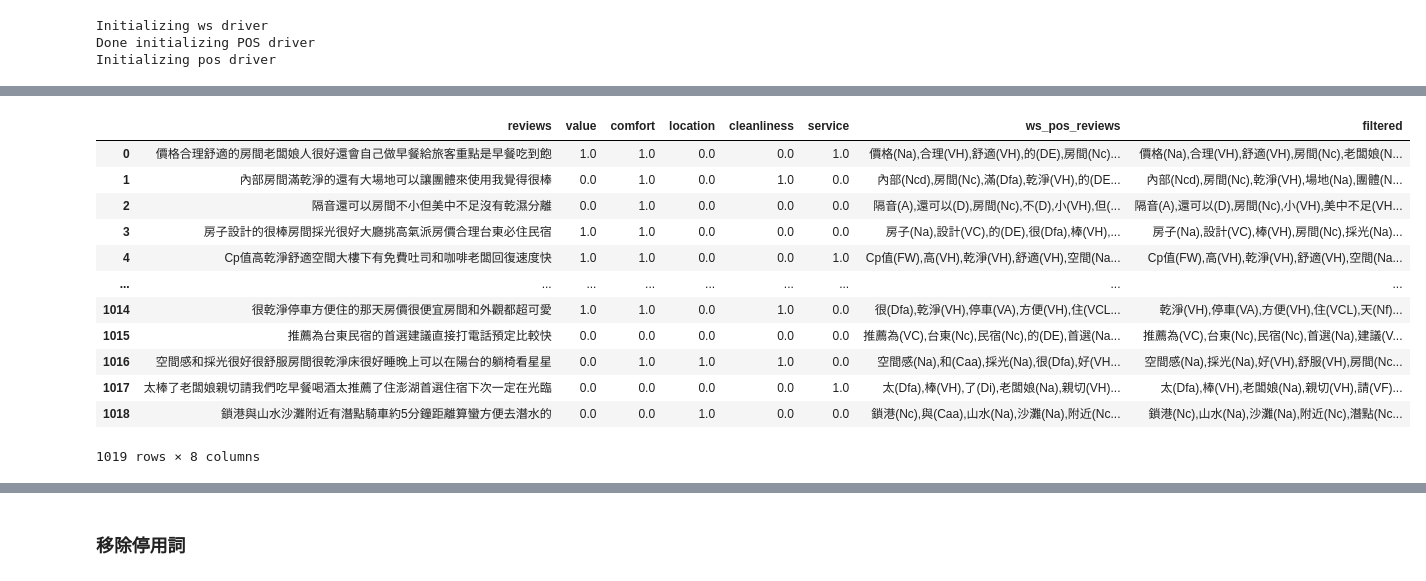
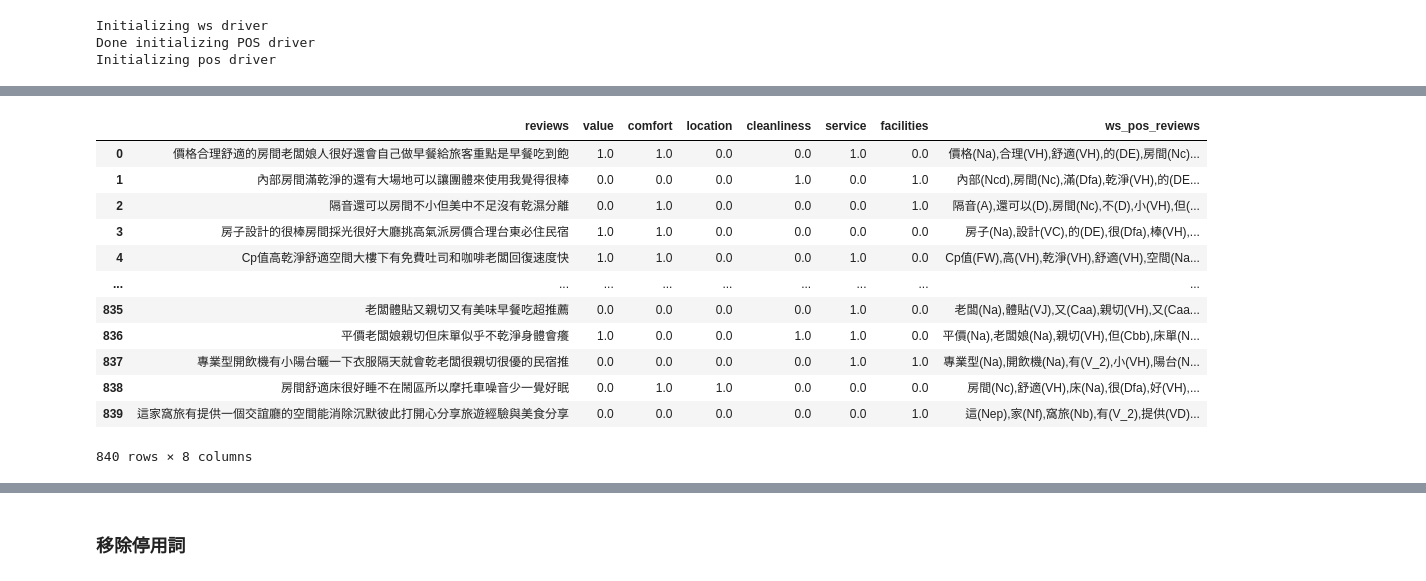
Before and after one commit to g3190220/Cooperation-Project, a Jupyter notebook: code/分詞+詞性標注+移除停用詞.ipynb, the cells around one changed output, grey strips where cells are left out. Saved outputs shown, nothing was run; the diff lists cells and outputs as text; code cells hidden in the pictures.

```diff
--- a/code/分詞+詞性標注+移除停用詞.ipynb
+++ b/code/分詞+詞性標注+移除停用詞.ipynb
@@ -40,7 +64,8 @@ def review_preprocessing(sentence):
     sentence = re.sub(pattern, '', sentence)
     return sentence
 # %%
-for i, row in df.iterrows():
-    ifor_val = review_preprocessing(row['reviews']) #資料處理
-    df.at[i,'reviews'] = ifor_val #更新資料
-df
+def review_preprocessing_run(df):
+    for i, row in df.iterrows():
+        ifor_val = review_preprocessing(row['reviews']) #資料處理
+        df.at[i,'reviews'] = ifor_val #更新資料
+    return df
@@ -61,3 +72,6 @@ df
+# %%
+train_df = review_preprocessing_run(train_df)
+test_df = review_preprocessing_run(test_df)
 # %% [markdown]
 ### 中文分詞+詞性標注
 # %%
@@ -93,8 +107,9 @@ def ws_pos_review(sentence):
 
     return ",".join(res)
 # %%
-for i, row in df.iterrows():
-    ws_pos_list = ws_pos_review(row['reviews']) #分詞+詞性標注
-    df.at[i,'ws_pos_reviews'] = ws_pos_list #更新資料
-    print("目前進度：" + str(i))
-df
+def ws_pos_review_run(df):
+    for i, row in df.iterrows():
+        ws_pos_list = ws_pos_review(row['reviews']) #分詞+詞性標注
+        df.at[i,'ws_pos_reviews'] = ws_pos_list #更新資料
+        print("目前進度：" + str(i))
+    return df
@@ -114,0 +116,3 @@ df
+# %%
+train_df_ws = ws_pos_review_run(train_df)
+test_df_ws = ws_pos_review_run(test_df)
@@ -115,16 +137,16 @@ df
 # %%
-df
+train_df_ws
 # %% [output]
-|  | reviews | value | comfort | location | cleanliness | service | ws_pos_reviews | filtered |
-| 0 | 價格合理舒適的房間老闆娘人很好還會自己做早餐給旅客重點是早餐吃到飽 | 1.0 | 1.0 | 0.0 | 0.0 | 1.0 | 價格(Na),合理(VH),舒適(VH),的(DE),房間(Nc)... | 價格(Na),合理(VH),舒適(VH),房間(Nc),老闆娘(N... |
-| 1 | 內部房間滿乾淨的還有大場地可以讓團體來使用我覺得很棒 | 0.0 | 1.0 | 0.0 | 1.0 | 0.0 | 內部(Ncd),房間(Nc),滿(Dfa),乾淨(VH),的(DE... | 內部(Ncd),房間(Nc),乾淨(VH),場地(Na),團體(N... |
-| 2 | 隔音還可以房間不小但美中不足沒有乾濕分離 | 0.0 | 1.0 | 0.0 | 0.0 | 0.0 | 隔音(A),還可以(D),房間(Nc),不(D),小(VH),但(... | 隔音(A),還可以(D),房間(Nc),小(VH),美中不足(VH... |
-| 3 | 房子設計的很棒房間採光很好大廳挑高氣派房價合理台東必住民宿 | 1.0 | 1.0 | 0.0 | 0.0 | 0.0 | 房子(Na),設計(VC),的(DE),很(Dfa),棒(VH),... | 房子(Na),設計(VC),棒(VH),房間(Nc),採光(Na)... |
-| 4 | Cp值高乾淨舒適空間大樓下有免費吐司和咖啡老闆回復速度快 | 1.0 | 1.0 | 0.0 | 0.0 | 1.0 | Cp值(FW),高(VH),乾淨(VH),舒適(VH),空間(Na... | Cp值(FW),高(VH),乾淨(VH),舒適(VH),空間(Na... |
+|  | reviews | value | comfort | location | cleanliness | service | facilities | ws_pos_reviews |
+| 0 | 價格合理舒適的房間老闆娘人很好還會自己做早餐給旅客重點是早餐吃到飽 | 1.0 | 1.0 | 0.0 | 0.0 | 1.0 | 0.0 | 價格(Na),合理(VH),舒適(VH),的(DE),房間(Nc)... |
+| 1 | 內部房間滿乾淨的還有大場地可以讓團體來使用我覺得很棒 | 0.0 | 0.0 | 0.0 | 1.0 | 0.0 | 1.0 | 內部(Ncd),房間(Nc),滿(Dfa),乾淨(VH),的(DE... |
+| 2 | 隔音還可以房間不小但美中不足沒有乾濕分離 | 0.0 | 1.0 | 0.0 | 0.0 | 0.0 | 1.0 | 隔音(A),還可以(D),房間(Nc),不(D),小(VH),但(... |
+| 3 | 房子設計的很棒房間採光很好大廳挑高氣派房價合理台東必住民宿 | 1.0 | 1.0 | 0.0 | 0.0 | 0.0 | 0.0 | 房子(Na),設計(VC),的(DE),很(Dfa),棒(VH),... |
+| 4 | Cp值高乾淨舒適空間大樓下有免費吐司和咖啡老闆回復速度快 | 1.0 | 1.0 | 0.0 | 0.0 | 1.0 | 0.0 | Cp值(FW),高(VH),乾淨(VH),舒適(VH),空間(Na... |
 | ... | ... | ... | ... | ... | ... | ... | ... | ... |
-| 1014 | 很乾淨停車方便住的那天房價很便宜房間和外觀都超可愛 | 1.0 | 1.0 | 0.0 | 1.0 | 0.0 | 很(Dfa),乾淨(VH),停車(VA),方便(VH),住(VCL... | 乾淨(VH),停車(VA),方便(VH),住(VCL),天(Nf)... |
-| 1015 | 推薦為台東民宿的首選建議直接打電話預定比較快 | 0.0 | 0.0 | 0.0 | 0.0 | 0.0 | 推薦為(VC),台東(Nc),民宿(Nc),的(DE),首選(Na... | 推薦為(VC),台東(Nc),民宿(Nc),首選(Na),建議(V... |
-| 1016 | 空間感和採光很好很舒服房間很乾淨床很好睡晚上可以在陽台的躺椅看星星 | 0.0 | 1.0 | 1.0 | 1.0 | 0.0 | 空間感(Na),和(Caa),採光(Na),很(Dfa),好(VH... | 空間感(Na),採光(Na),好(VH),舒服(VH),房間(Nc... |
-| 1017 | 太棒了老闆娘親切請我們吃早餐喝酒太推薦了住澎湖首選住宿下次一定在光臨 | 0.0 | 0.0 | 0.0 | 0.0 | 1.0 | 太(Dfa),棒(VH),了(Di),老闆娘(Na),親切(VH)... | 太(Dfa),棒(VH),老闆娘(Na),親切(VH),請(VF)... |
-| 1018 | 鎖港與山水沙灘附近有潛點騎車約5分鐘距離算蠻方便去潛水的 | 0.0 | 0.0 | 1.0 | 0.0 | 0.0 | 鎖港(Nc),與(Caa),山水(Na),沙灘(Na),附近(Nc... | 鎖港(Nc),山水(Na),沙灘(Na),附近(Nc),潛點(Nc... |
+| 835 | 老闆體貼又親切又有美味早餐吃超推薦 | 0.0 | 0.0 | 0.0 | 0.0 | 1.0 | 0.0 | 老闆(Na),體貼(VJ),又(Caa),親切(VH),又(Caa... |
+| 836 | 平價老闆娘親切但床單似乎不乾淨身體會癢 | 1.0 | 0.0 | 0.0 | 1.0 | 1.0 | 0.0 | 平價(Na),老闆娘(Na),親切(VH),但(Cbb),床單(N... |
+| 837 | 專業型開飲機有小陽台曬一下衣服隔天就會乾老闆很親切很優的民宿推 | 0.0 | 0.0 | 0.0 | 0.0 | 1.0 | 1.0 | 專業型(Na),開飲機(Na),有(V_2),小(VH),陽台(N... |
+| 838 | 房間舒適床很好睡不在鬧區所以摩托車噪音少一覺好眠 | 0.0 | 1.0 | 1.0 | 0.0 | 0.0 | 0.0 | 房間(Nc),舒適(VH),床(Na),很(Dfa),好(VH),... |
+| 839 | 這家窩旅有提供一個交誼廳的空間能消除沉默彼此打開心分享旅遊經驗與美食分享 | 0.0 | 0.0 | 0.0 | 0.0 | 0.0 | 1.0 | 這(Nep),家(Nf),窩旅(Nb),有(V_2),提供(VD)... |
-1019 rows × 8 columns
+840 rows × 8 columns
```
Also changed, not shown: parts of 22 cells of this notebook, 16 other files.
